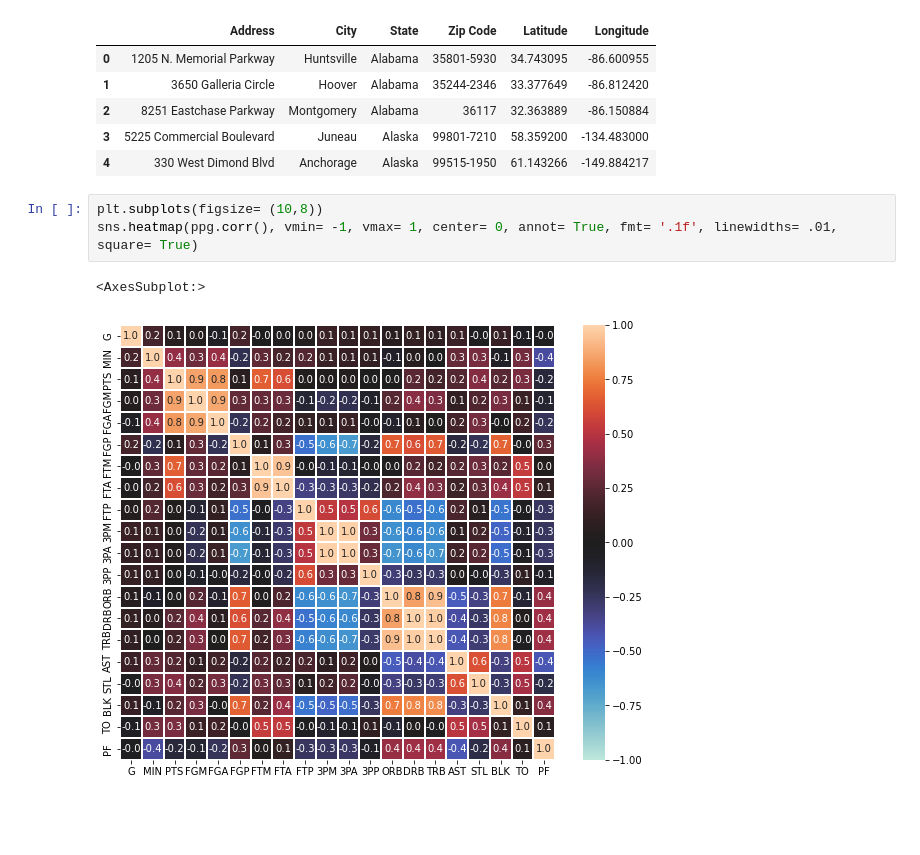
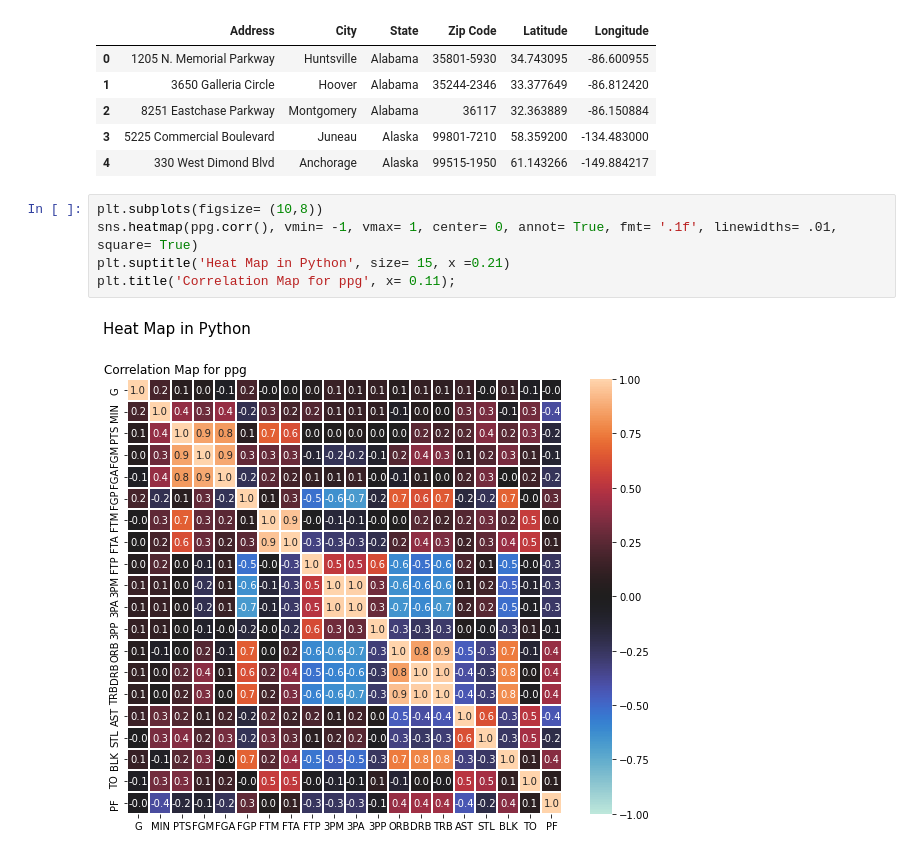
Before and after one commit to aarmeikoh/640, a Jupyter notebook: ex5-2/Untitled.ipynb, the cells around one changed output. Saved outputs shown, nothing was run; the diff lists cells and outputs as text; blank space fills up the shorter version.

```diff
--- a/ex5-2/Untitled.ipynb
+++ b/ex5-2/Untitled.ipynb
@@ -27,6 +27,7 @@ costco.head()
 # %%
 plt.subplots(figsize= (10,8))
 sns.heatmap(ppg.corr(), vmin= -1, vmax= 1, center= 0, annot= True, fmt= '.1f', linewidths= .01, square= True)
+plt.suptitle('Heat Map in Python', size= 15, x =0.21)
+plt.title('Correlation Map for ppg', x= 0.11);
 # %% [output]
-<AxesSubplot:>
-[figure, old version]
+[figure, new version]
```
Also changed, not shown: parts of 5 cells of this notebook, 46 other files.
